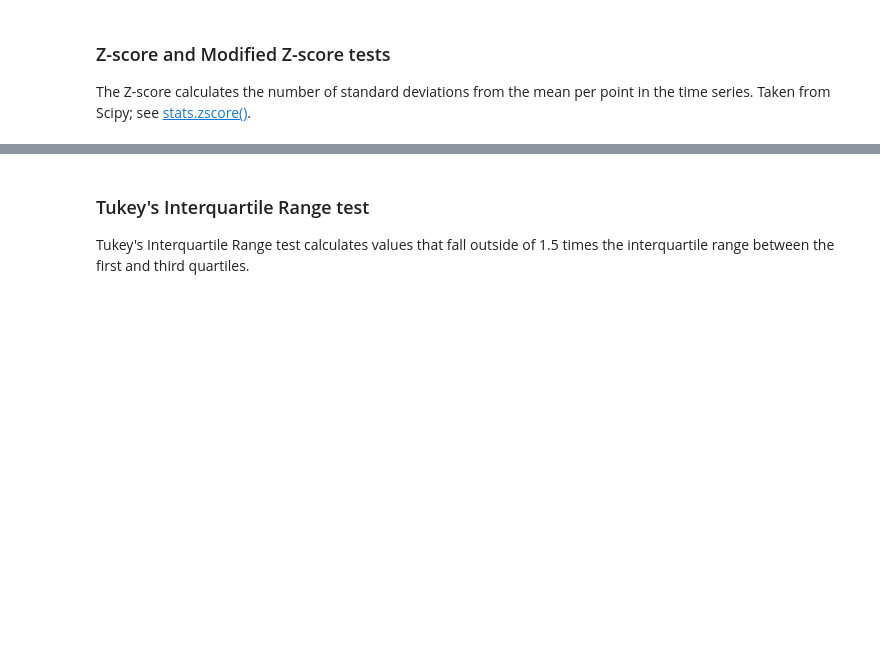
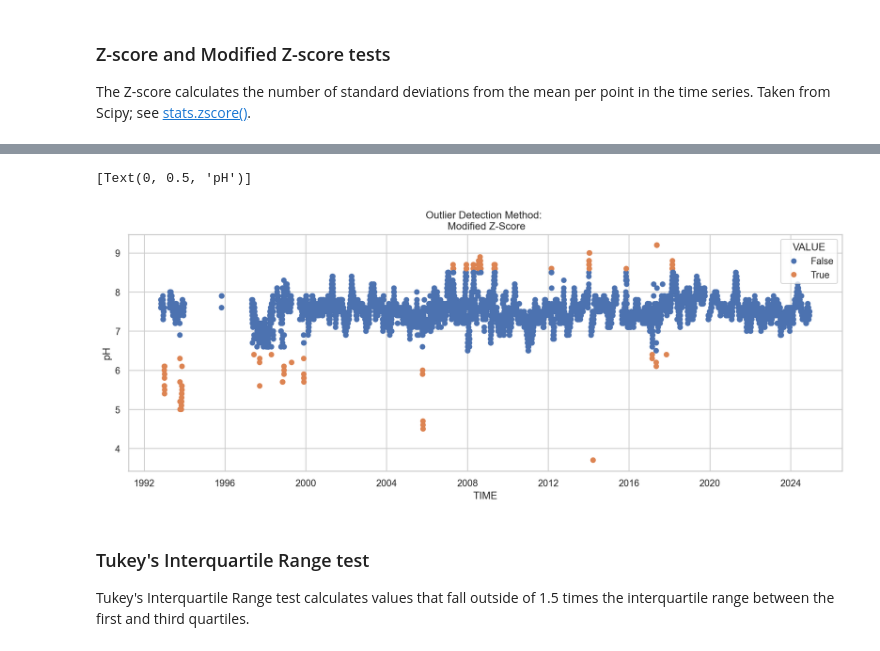
Before and after one commit to DWR-QA-Program/caldata-dsa-outlier-tool, a Jupyter notebook: dwr/dwr.ipynb, the cells around one changed output, grey strips where cells are left out. Saved outputs shown, nothing was run; the diff lists cells and outputs as text; code cells hidden in the pictures; blank space fills up the shorter version.

```diff
--- a/dwr/dwr.ipynb
+++ b/dwr/dwr.ipynb
@@ -337,3 +361,11 @@ fig.savefig('modifiedzscore.png', dpi=300, transparent=True, bbox_inches='tight'
+# %%
+sns.set_theme(style="whitegrid")
+fig, ax = plt.subplots(figsize=(15,5))
+sns.scatterplot(df_z_score, x='TIME', y='pH', hue='VALUE', edgecolor=None).set_title('Outlier Detection Method: \n Modified Z-Score')
+ax.set(ylabel='pH')
+# %% [output]
+[Text(0, 0.5, 'pH')]
+[figure, added]
 # %% [markdown]
 ### Tukey's Interquartile Range test
 
```
Also changed, not shown: parts of 23 cells of this notebook, 1 other file.
